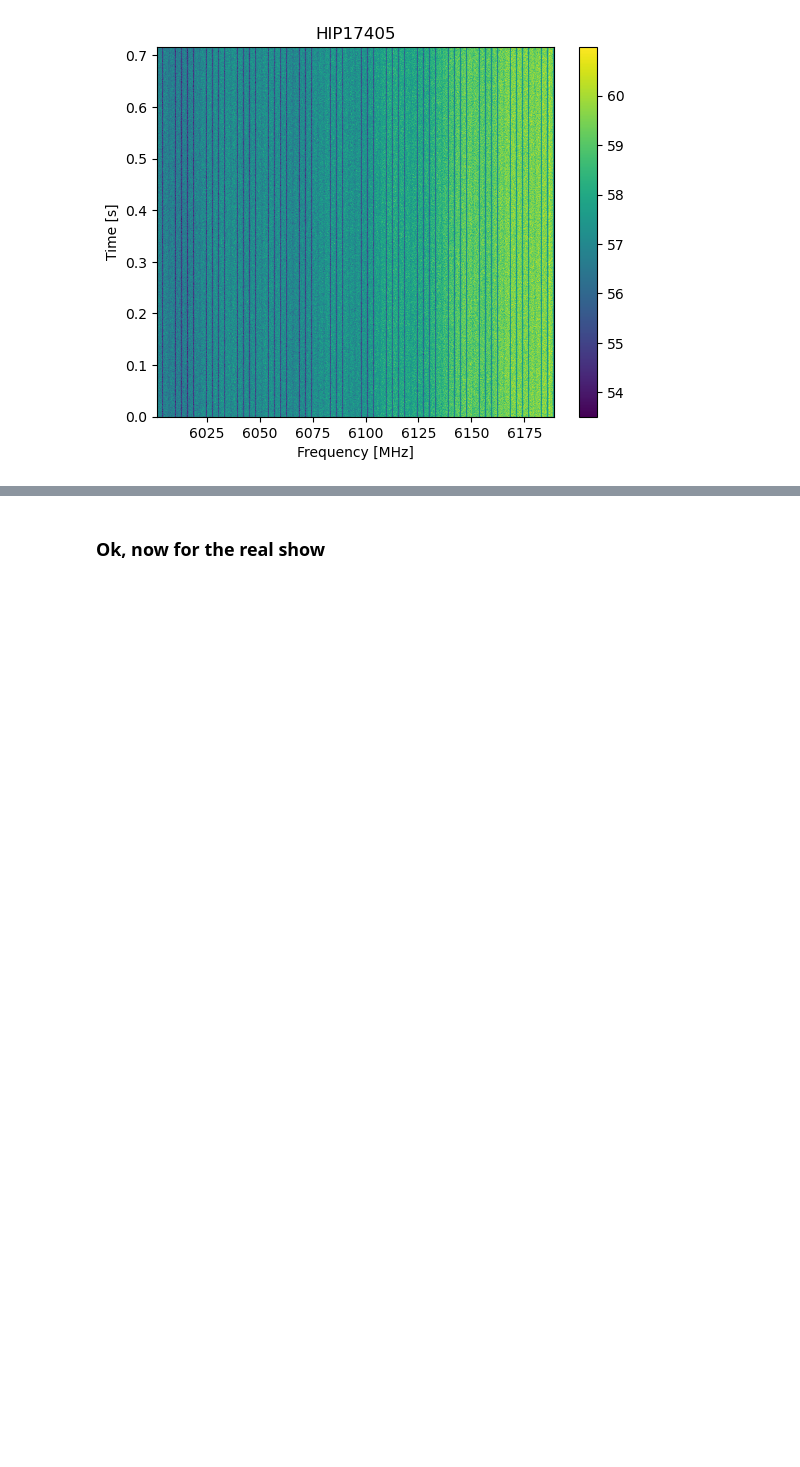
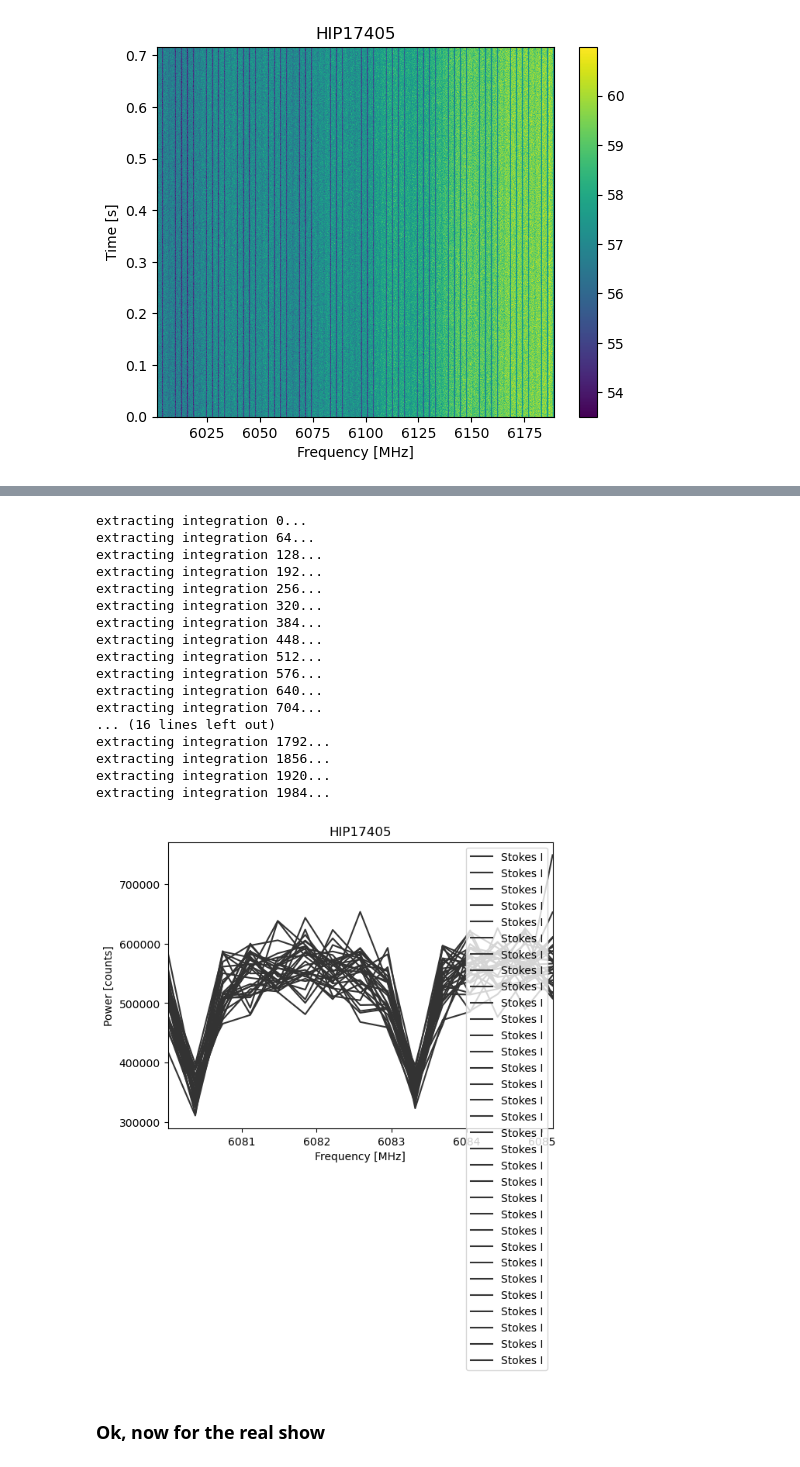
Before and after one commit to Miller-Ryan-1/astro, a Jupyter notebook: breakthrough_voyager1.ipynb, the cells around one changed output, grey strips where cells are left out. Drawn from its saved outputs; the diff is of its cells as text; code cells hidden in the pictures; blank space fills up the shorter version.

```diff
--- a/breakthrough_voyager1.ipynb
+++ b/breakthrough_voyager1.ipynb
@@ -53,3 +53,25 @@ extracting integration 200...
+# %%
+for i in range(0,2048,64):
+    obs.plot_spectrum(t = i, f_start = 6080, f_stop = 6085)
+# %% [output]
+extracting integration 0...
+extracting integration 64...
+extracting integration 128...
+extracting integration 192...
+extracting integration 256...
+extracting integration 320...
+extracting integration 384...
+extracting integration 448...
+extracting integration 512...
+extracting integration 576...
+extracting integration 640...
+extracting integration 704...
+... (16 lines left out)
+extracting integration 1792...
+extracting integration 1856...
+extracting integration 1920...
+extracting integration 1984...
+[figure, added]
 # %% [markdown]
 ### Ok, now for the real show
 # %%
```
Also changed, not shown: parts of 24 cells of this notebook.
